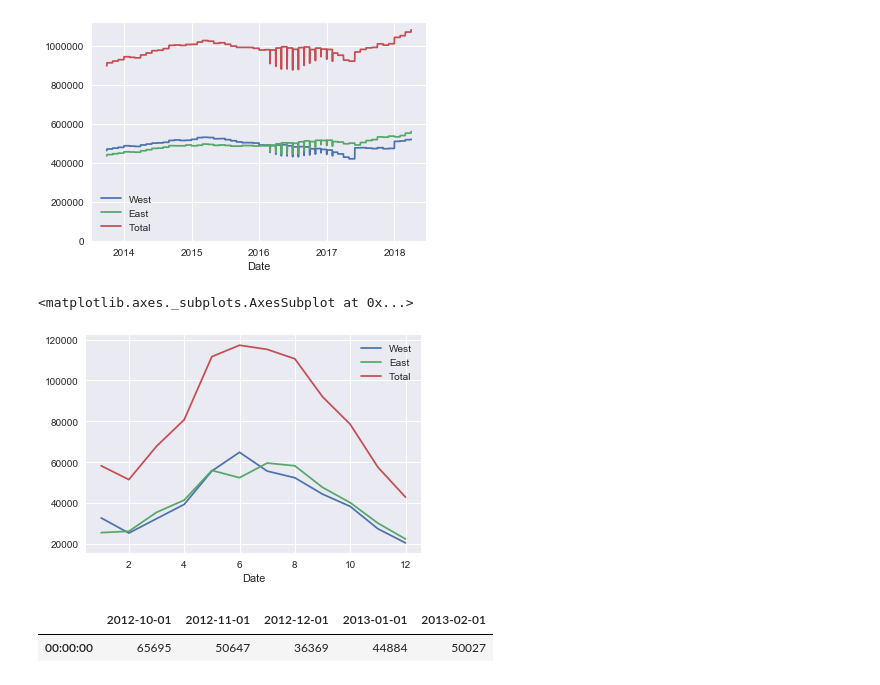
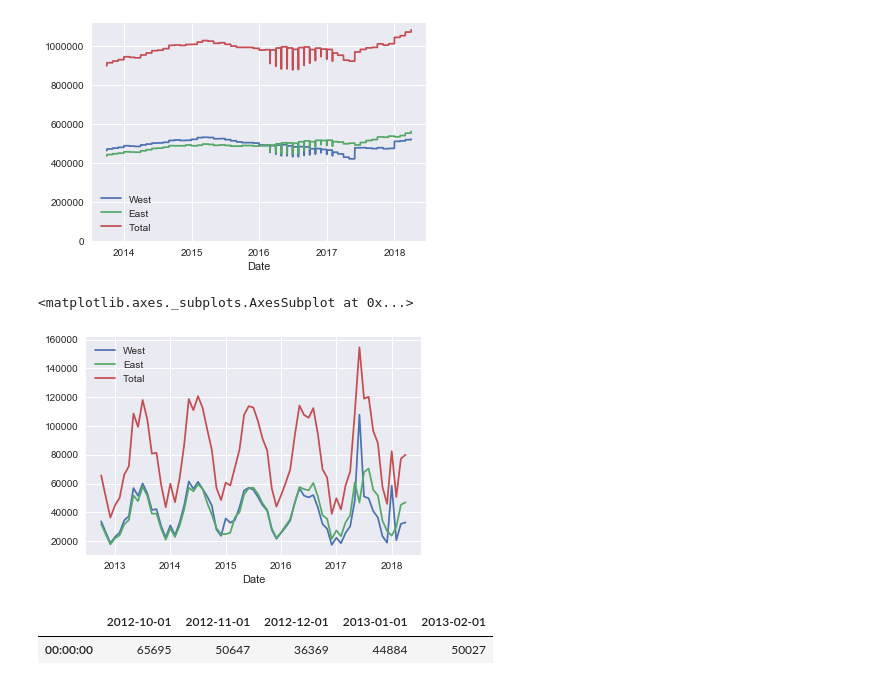
Before and after one commit to MrRutledge/Seattle_Bridge_Data_work_flow, a Jupyter notebook: DataWorkFlow.ipynb, the cells around one changed output. Drawn from its saved outputs; the diff is of its cells as text; code cells hidden in the pictures.

Commit message:
I have tried with another data

```diff
--- a/DataWorkFlow.ipynb
+++ b/DataWorkFlow.ipynb
@@ -87,10 +87,10 @@ ax.set_ylim(0,None);
 # %% [output]
 [figure]
 # %%
-data.groupby(data.index.month).mean().plot()
+data.groupby(data.index).mean().plot()
 # %% [output]
 <matplotlib.axes._subplots.AxesSubplot at 0x...>
-[figure, old version]
+[figure, new version]
 # %%
 pivoted = data.pivot_table('Total',index=data.index.time, columns=data.index.date)
 pivoted.iloc[:10,:5]
```
Also changed, not shown: parts of 3 cells of this notebook, 2 other files.
